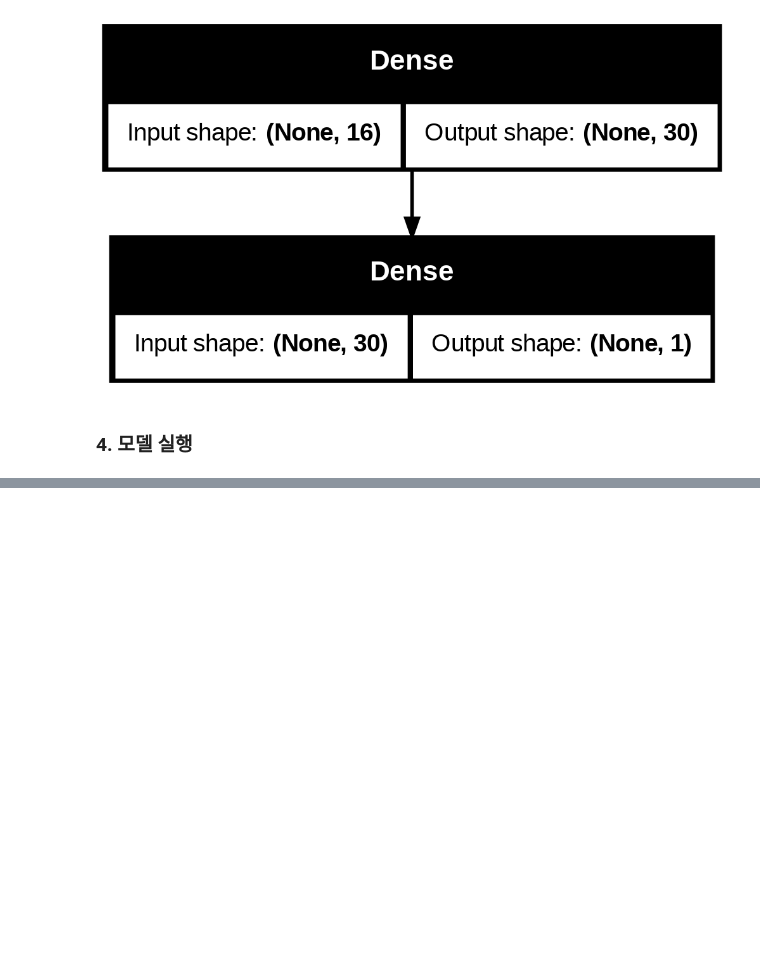
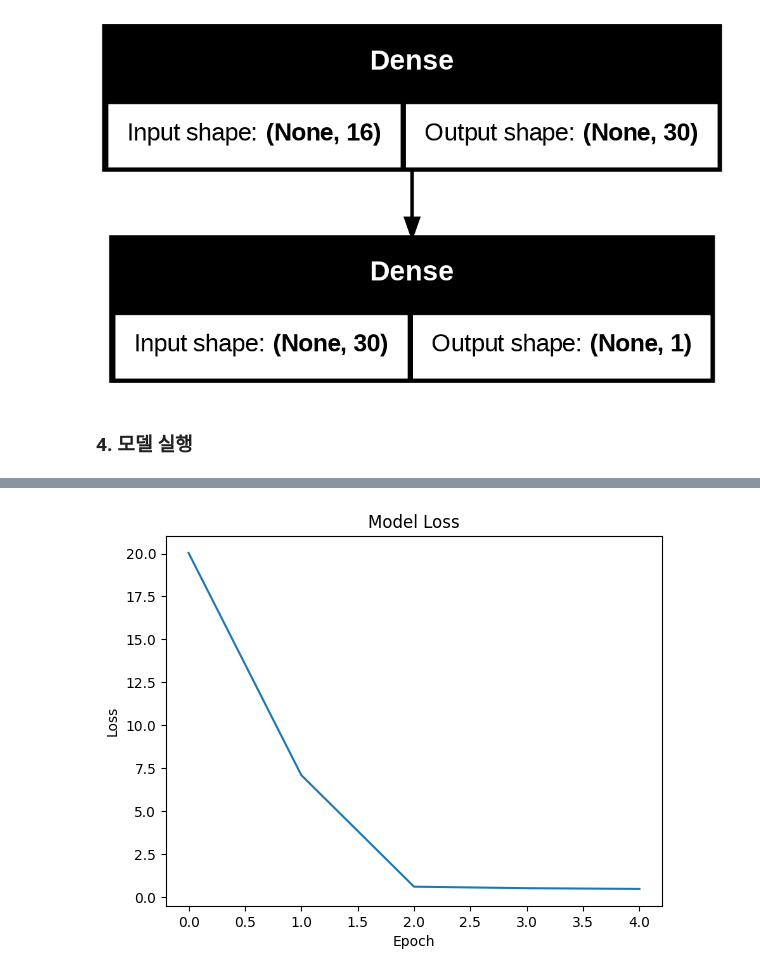
Before and after one commit to yeonmi02/deep-learning-practice, a Jupyter notebook: easy_deep_learning_principle_ipynb.ipynb, the cells around one changed output, grey strips where cells are left out. Drawn from its saved outputs; the diff is of its cells as text; code cells hidden in the pictures; blank space fills up the shorter version.

```diff
--- a/easy_deep_learning_principle_ipynb.ipynb
+++ b/easy_deep_learning_principle_ipynb.ipynb
@@ -24,15 +40,17 @@ fatal: destination path 'data' already exists and is not an empty directory.
 # %% [markdown]
 ### 3. 구조 결정
 # %%
-model = Sequential([
-  Input(shape=(16,))
-  ,Dense(30, activation='relu')
-  ,Dense(1, activation= 'sigmoid')
-])
+#model = Sequential([
+ # Input(shape=(16,))
+  #,Dense(30, activation='relu')
+  #,Dense(1, activation= 'sigmoid')
+#])
 
-# model.add(Dense(30, input_shape=(16,), activation='relu'))
-# model.add(Dense(1, activation= 'sigmoid'))
+model = Sequential() #딥러닝 구조를 짜고 층 설정
+model.add(Input(shape=(16,)))
+model.add(Dense(30, activation='relu'))
+model.add(Dense(1, activation= 'sigmoid'))
 
-model.summary()
+model.summary() #신경망 모델의 구조와 파라미터 정보를 보여줌
 plot_model(model,show_shapes=True)
 # %% [output]
@@ -66,0 +98,9 @@ Epoch 5/5
+# %%
+import matplotlib.pyplot as plt
+plt.plot(history.history['loss'])
+plt.xlabel('Epoch')
+plt.ylabel('Loss')
+plt.title('Model Loss')
+plt.show()
+# %% [output]
+[figure, added]
```
Also changed, not shown: parts of 13 cells of this notebook.
